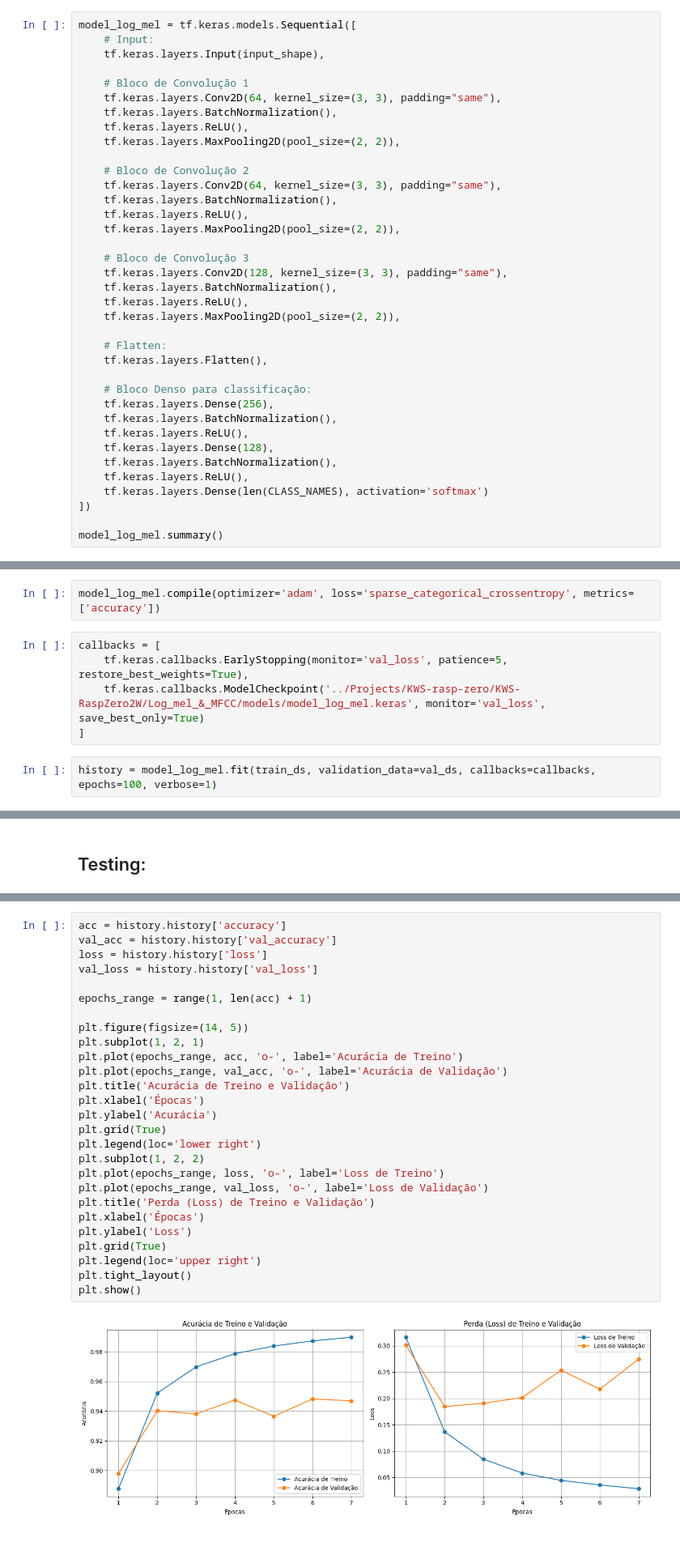
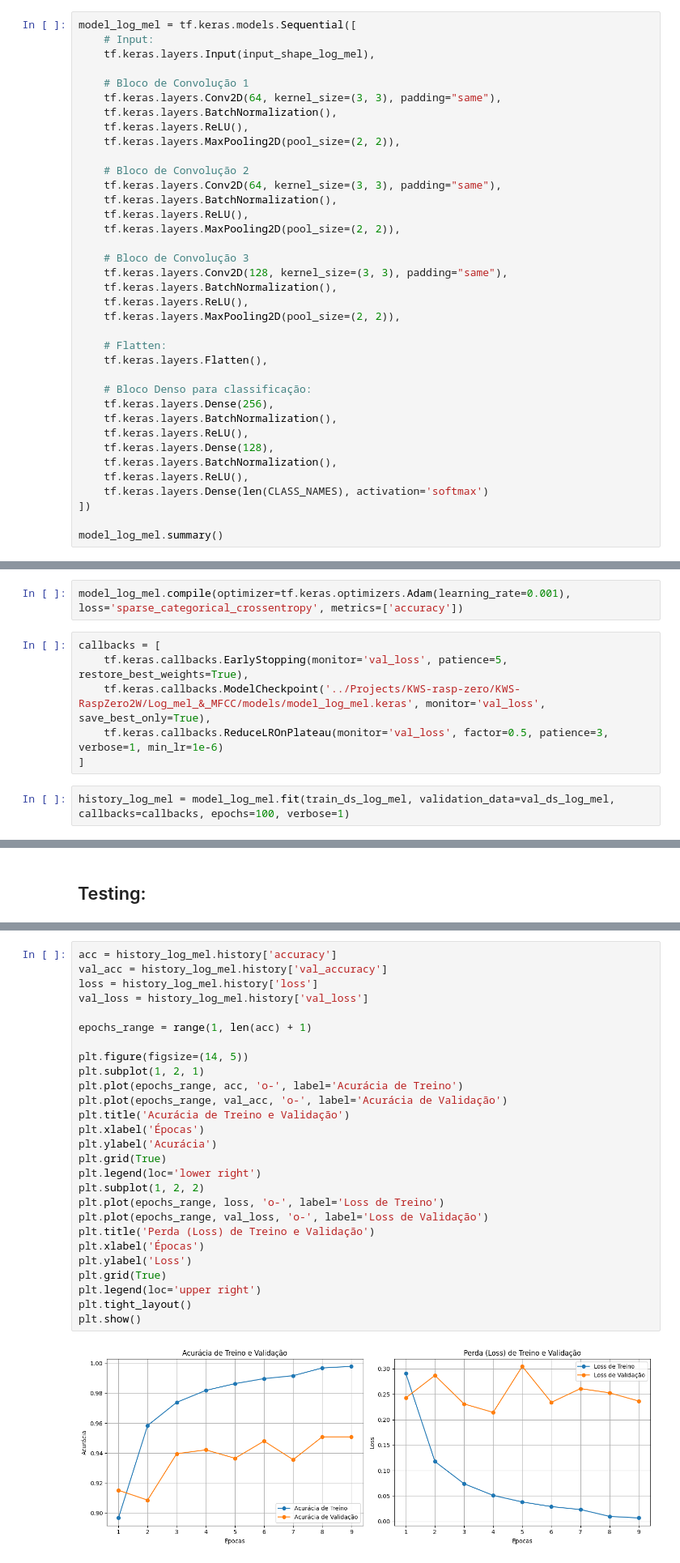
Before and after one commit to Roldao-Neto/KWS, a Jupyter notebook: Log_mel_&_MFCC/log_mel_model_dev.ipynb, the cells around one changed output, grey strips where cells are left out. Shown at 81% size. Cells and saved outputs as stored; diff of their text form.

```diff
--- a/Log_mel_&_MFCC/log_mel_model_dev.ipynb
+++ b/Log_mel_&_MFCC/log_mel_model_dev.ipynb
@@ -124,7 +214,7 @@ tf.random.set_seed(42)
 # %%
 model_log_mel = tf.keras.models.Sequential([
     # Input:
-    tf.keras.layers.Input(input_shape),
+    tf.keras.layers.Input(input_shape_log_mel),
 
     # Bloco de Convolução 1
     tf.keras.layers.Conv2D(64, kernel_size=(3, 3), padding="same"),
@@ -181,13 +271,14 @@ Model: "sequential"
  Trainable params: 3,292,358 (12.56 MB)
  Non-trainable params: 1,280 (5.00 KB)
 # %%
-model_log_mel.compile(optimizer='adam', loss='sparse_categorical_crossentropy', metrics=['accuracy'])
+model_log_mel.compile(optimizer=tf.keras.optimizers.Adam(learning_rate=0.001), loss='sparse_categorical_crossentropy', metrics=['accuracy'])
 # %%
 callbacks = [
     tf.keras.callbacks.EarlyStopping(monitor='val_loss', patience=5, restore_best_weights=True),
-    tf.keras.callbacks.ModelCheckpoint('../Projects/KWS-rasp-zero/KWS-RaspZero2W/Log_mel_&_MFCC/models/model_log_mel.keras', monitor='val_loss', save_best_only=True)
+    tf.keras.callbacks.ModelCheckpoint('../Projects/KWS-rasp-zero/KWS-RaspZero2W/Log_mel_&_MFCC/models/model_log_mel.keras', monitor='val_loss', save_best_only=True),
+    tf.keras.callbacks.ReduceLROnPlateau(monitor='val_loss', factor=0.5, patience=3, verbose=1, min_lr=1e-6)
 ]
 # %%
-history = model_log_mel.fit(train_ds, validation_data=val_ds, callbacks=callbacks, epochs=100, verbose=1)
+history_log_mel = model_log_mel.fit(train_ds_log_mel, validation_data=val_ds_log_mel, callbacks=callbacks, epochs=100, verbose=1)
 # %% [output]
 Epoch 1/100
@@ -226,32 +425,32 @@ Epoch 7/100
 # %%
-acc = history.history['accuracy']
-val_acc = history.history['val_accuracy']
-loss = history.history['loss']
-val_loss = history.history['val_loss']
+acc = history_log_mel.history['accuracy']
+val_acc = history_log_mel.history['val_accuracy']
+loss = history_log_mel.history['loss']
+val_loss = history_log_mel.history['val_loss']
 
 epochs_range = range(1, len(acc) + 1)
 
 plt.figure(figsize=(14, 5))
 plt.subplot(1, 2, 1)
 plt.plot(epochs_range, acc, 'o-', label='Acurácia de Treino')
 plt.plot(epochs_range, val_acc, 'o-', label='Acurácia de Validação')
 plt.title('Acurácia de Treino e Validação')
 plt.xlabel('Épocas')
 plt.ylabel('Acurácia')
 plt.grid(True)
 plt.legend(loc='lower right')
 plt.subplot(1, 2, 2)
 plt.plot(epochs_range, loss, 'o-', label='Loss de Treino')
 plt.plot(epochs_range, val_loss, 'o-', label='Loss de Validação')
 plt.title('Perda (Loss) de Treino e Validação')
 plt.xlabel('Épocas')
 plt.ylabel('Loss')
 plt.grid(True)
 plt.legend(loc='upper right')
 plt.tight_layout()
 plt.show()
 # %% [output]
-[figure, old version]
+[figure, new version]
 # %%
 model_log_mel = tf.keras.models.load_model('../Projects/KWS-rasp-zero/KWS-RaspZero2W/Log_mel_&_MFCC/models/model_log_mel.keras')
 
```
Also changed, not shown: parts of 42 cells of this notebook, 6 other files.
